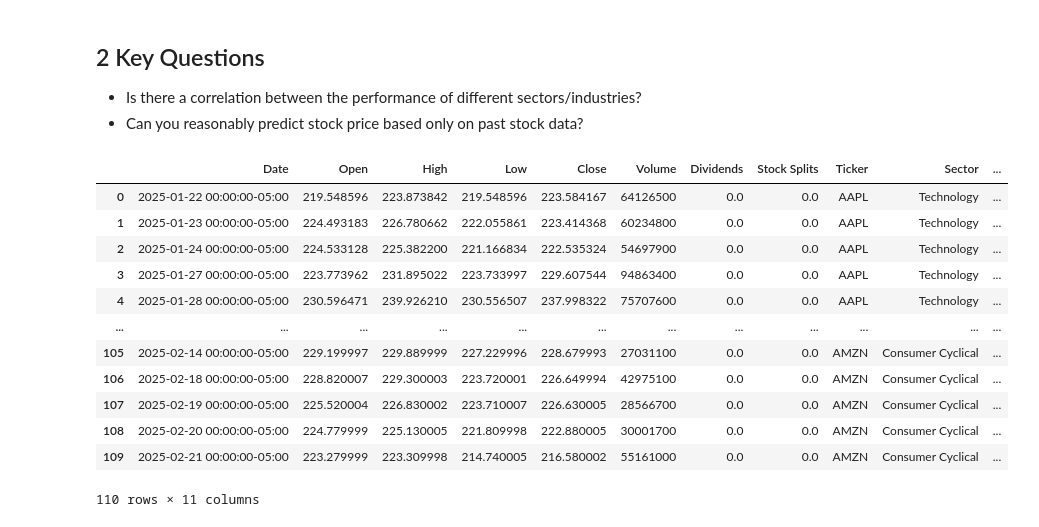
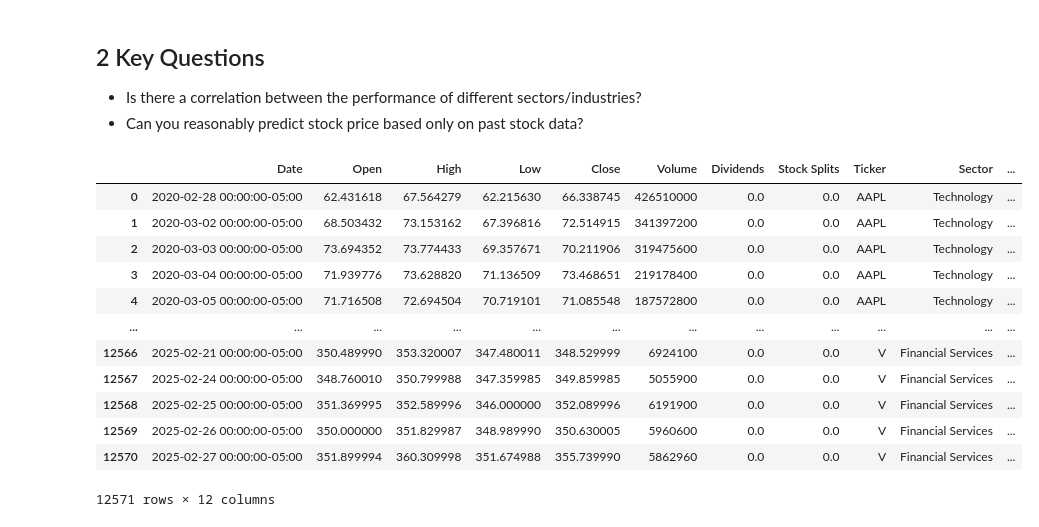
Before and after one commit to NiamBashambu/ds3000final, a Jupyter notebook: phase_2/phase2.ipynb, the cells around one changed output. Cells and saved outputs as stored; diff of their text form; code cells hidden in the pictures.

```diff
--- a/phase_2/phase2.ipynb
+++ b/phase_2/phase2.ipynb
@@ -200,34 +202,46 @@ Returned Data: {'total_market_cap': np.float64(13546442221987.146), 'industry_ma
 - Is there a correlation between the performance of different sectors/industries?
 - Can you reasonably predict stock price based only on past stock data?
 # %%
-tickers = ["AAPL", "GOOGL", "MSFT", "TSLA", "AMZN"]
+tickers = [
+    "AAPL",  # Apple
+    "MSFT",  # Microsoft
+    "GOOGL", # Alphabet (Google)
+    "AMZN",  # Amazon
+    "TSLA",  # Tesla
+    "META",  # Meta (formerly Facebook)
+    "NVDA",  # NVIDIA
+    "BABA",  # Alibaba
+    "SPY",   # S&P 500 ETF
+    "V",     # Visa
+]
+
 
 data_list = []
 
 for ticker in tickers:
     stock = yf.Ticker(ticker)
-    hist = stock.history(period="1mo")
+    hist = stock.history(period="5y")
     hist["Ticker"] = ticker
     stock_info = stock.info
 
     hist['Sector'] = stock_info.get('sector', 'None')
     hist['Industry'] = stock_info.get('industry', 'None')
     data_list.append(hist)
 
 df = pd.concat(data_list)
 df.reset_index(inplace=True)
 df
 # %% [output]
 |  | Date | Open | High | Low | Close | Volume | Dividends | Stock Splits | Ticker | Sector | ... |
-| 0 | 2025-01-22 00:00:00-05:00 | 219.548596 | 223.873842 | 219.548596 | 223.584167 | 64126500 | 0.0 | 0.0 | AAPL | Technology | ... |
-| 1 | 2025-01-23 00:00:00-05:00 | 224.493183 | 226.780662 | 222.055861 | 223.414368 | 60234800 | 0.0 | 0.0 | AAPL | Technology | ... |
-| 2 | 2025-01-24 00:00:00-05:00 | 224.533128 | 225.382200 | 221.166834 | 222.535324 | 54697900 | 0.0 | 0.0 | AAPL | Technology | ... |
-| 3 | 2025-01-27 00:00:00-05:00 | 223.773962 | 231.895022 | 223.733997 | 229.607544 | 94863400 | 0.0 | 0.0 | AAPL | Technology | ... |
-| 4 | 2025-01-28 00:00:00-05:00 | 230.596471 | 239.926210 | 230.556507 | 237.998322 | 75707600 | 0.0 | 0.0 | AAPL | Technology | ... |
+| 0 | 2020-02-28 00:00:00-05:00 | 62.431618 | 67.564279 | 62.215630 | 66.338745 | 426510000 | 0.0 | 0.0 | AAPL | Technology | ... |
+| 1 | 2020-03-02 00:00:00-05:00 | 68.503432 | 73.153162 | 67.396816 | 72.514915 | 341397200 | 0.0 | 0.0 | AAPL | Technology | ... |
+| 2 | 2020-03-03 00:00:00-05:00 | 73.694352 | 73.774433 | 69.357671 | 70.211906 | 319475600 | 0.0 | 0.0 | AAPL | Technology | ... |
+| 3 | 2020-03-04 00:00:00-05:00 | 71.939776 | 73.628820 | 71.136509 | 73.468651 | 219178400 | 0.0 | 0.0 | AAPL | Technology | ... |
+| 4 | 2020-03-05 00:00:00-05:00 | 71.716508 | 72.694504 | 70.719101 | 71.085548 | 187572800 | 0.0 | 0.0 | AAPL | Technology | ... |
 | ... | ... | ... | ... | ... | ... | ... | ... | ... | ... | ... | ... |
-| 105 | 2025-02-14 00:00:00-05:00 | 229.199997 | 229.889999 | 227.229996 | 228.679993 | 27031100 | 0.0 | 0.0 | AMZN | Consumer Cyclical | ... |
-| 106 | 2025-02-18 00:00:00-05:00 | 228.820007 | 229.300003 | 223.720001 | 226.649994 | 42975100 | 0.0 | 0.0 | AMZN | Consumer Cyclical | ... |
-| 107 | 2025-02-19 00:00:00-05:00 | 225.520004 | 226.830002 | 223.710007 | 226.630005 | 28566700 | 0.0 | 0.0 | AMZN | Consumer Cyclical | ... |
-| 108 | 2025-02-20 00:00:00-05:00 | 224.779999 | 225.130005 | 221.809998 | 222.880005 | 30001700 | 0.0 | 0.0 | AMZN | Consumer Cyclical | ... |
-| 109 | 2025-02-21 00:00:00-05:00 | 223.279999 | 223.309998 | 214.740005 | 216.580002 | 55161000 | 0.0 | 0.0 | AMZN | Consumer Cyclical | ... |
+| 12566 | 2025-02-21 00:00:00-05:00 | 350.489990 | 353.320007 | 347.480011 | 348.529999 | 6924100 | 0.0 | 0.0 | V | Financial Services | ... |
+| 12567 | 2025-02-24 00:00:00-05:00 | 348.760010 | 350.799988 | 347.359985 | 349.859985 | 5055900 | 0.0 | 0.0 | V | Financial Services | ... |
+| 12568 | 2025-02-25 00:00:00-05:00 | 351.369995 | 352.589996 | 346.000000 | 352.089996 | 6191900 | 0.0 | 0.0 | V | Financial Services | ... |
+| 12569 | 2025-02-26 00:00:00-05:00 | 350.000000 | 351.829987 | 348.989990 | 350.630005 | 5960600 | 0.0 | 0.0 | V | Financial Services | ... |
+| 12570 | 2025-02-27 00:00:00-05:00 | 351.899994 | 360.309998 | 351.674988 | 355.739990 | 5862960 | 0.0 | 0.0 | V | Financial Services | ... |
-110 rows × 11 columns
+12571 rows × 12 columns
```
Also changed, not shown: parts of 8 cells of this notebook.
